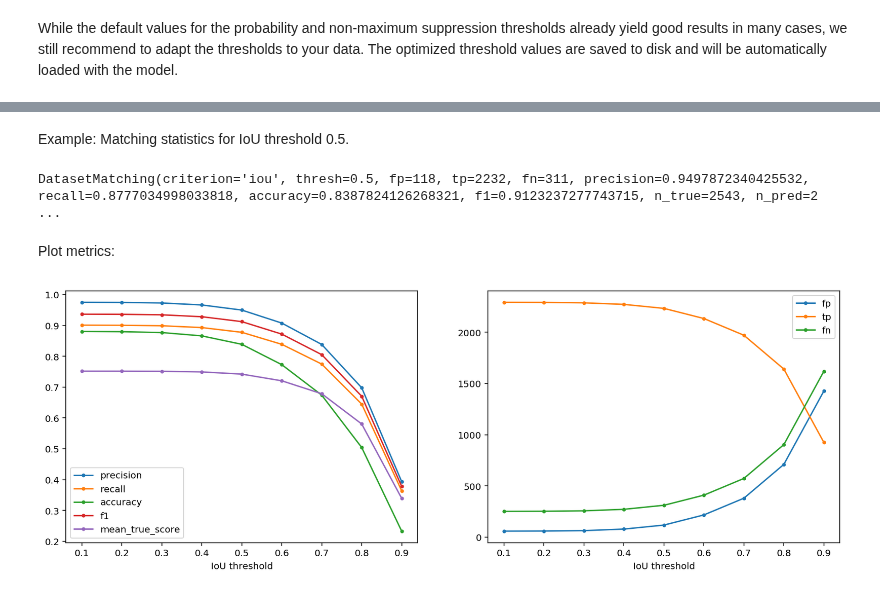
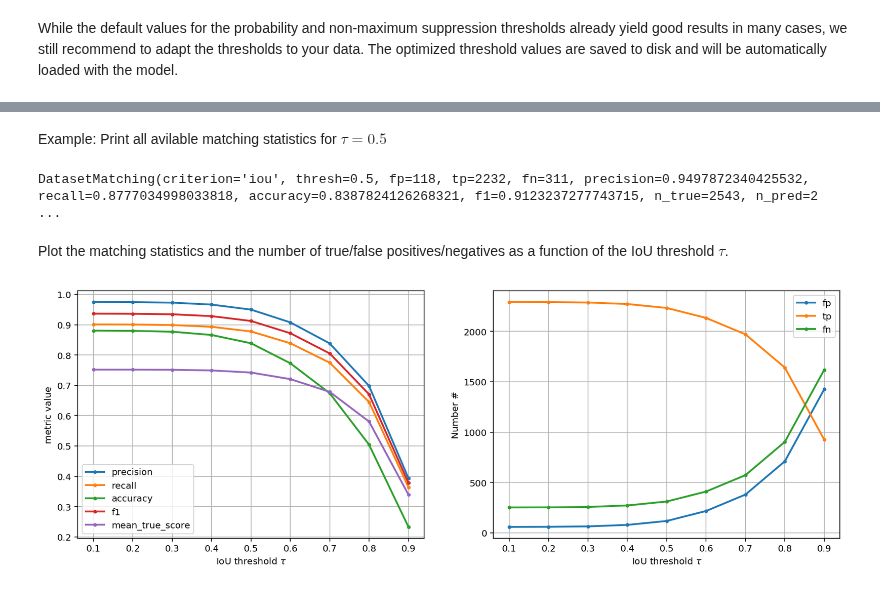
Before and after one commit to stardist/stardist, a Jupyter notebook: examples/2D/2_training.ipynb, the cells around one changed output, grey strips where cells are left out. Saved outputs shown, nothing was run; the diff lists cells and outputs as text; code cells hidden in the pictures.

```diff
--- a/examples/2D/2_training.ipynb
+++ b/examples/2D/2_training.ipynb
@@ -231,6 +232,6 @@ Choose several IoU thresholds that might be of interest and for each compute mat
 # %%
-iou_threshs = [0.1, 0.2, 0.3, 0.4, 0.5, 0.6, 0.7, 0.8, 0.9]
-stats = [matching_dataset(Y_val, Y_val_pred, thresh=t, show_progress=False) for t in tqdm(iou_threshs)]
+taus = [0.1, 0.2, 0.3, 0.4, 0.5, 0.6, 0.7, 0.8, 0.9]
+stats = [matching_dataset(Y_val, Y_val_pred, thresh=t, show_progress=False) for t in tqdm(taus)]
 # %% [markdown]
-Example: Matching statistics for IoU threshold 0.5.
+Example: Print all avilable matching statistics for $\tau=0.5$
 # %%
@@ -238,18 +239,23 @@ stats[iou_threshs.index(0.5)]
 # %% [output]
 DatasetMatching(criterion='iou', thresh=0.5, fp=118, tp=2232, fn=311, precision=0.9497872340425532, recall=0.8777034998033818, accuracy=0.8387824126268321, f1=0.9123237277743715, n_true=2543, n_pred=2 ...
-# %% [markdown]
-Plot metrics:
+# %% [markdown]
+Plot the matching statistics and the number of true/false positives/negatives as a function of the IoU threshold $\tau$.
 # %%
 fig, (ax1,ax2) = plt.subplots(1,2, figsize=(15,5))
 
 for m in ('precision', 'recall', 'accuracy', 'f1', 'mean_true_score'):
-    ax1.plot(iou_threshs, [s._asdict()[m] for s in stats], '.-', label=m)
-    ax1.set_xlabel('IoU threshold')
+    ax1.plot(taus, [s._asdict()[m] for s in stats], '.-', lw=2,label=m)
+    ax1.set_xlabel(r'IoU threshold $\tau$')
+    ax1.set_ylabel('metric value')
+    ax1.grid()
 ax1.legend()
 
 for m in ('fp', 'tp', 'fn'):
-    ax2.plot(iou_threshs, [s._asdict()[m] for s in stats], '.-', label=m)
-    ax2.set_xlabel('IoU threshold')
+    ax2.plot(iou_threshs, [s._asdict()[m] for s in stats], '.-', lw=2, label=m)
+    ax2.set_xlabel(r'IoU threshold $\tau$')
+    ax2.set_ylabel('Number #')
+    ax2.grid()
+
 ax2.legend();
 # %% [output]
-[figure, old version]
+[figure, new version]
```
Also changed, not shown: parts of 9 cells of this notebook.
